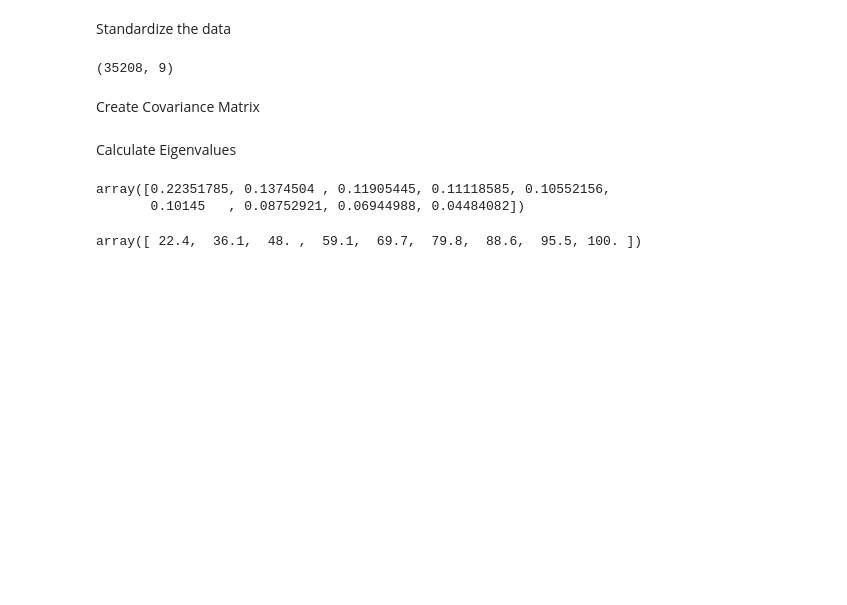
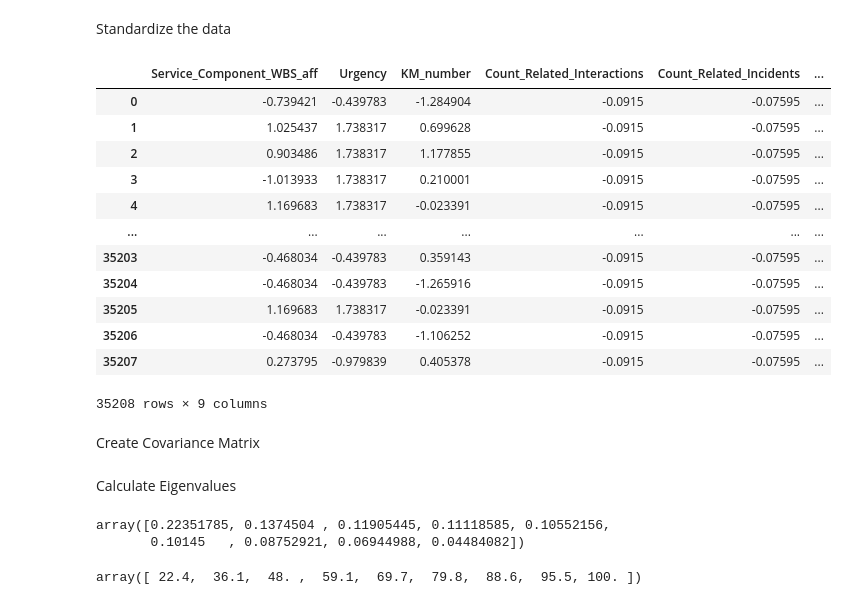
Before and after one commit to cmhstudies/Incident-Management-Process-BPIC2014, a Jupyter notebook: 05.03.a Feature Analysis PCA.ipynb, the cells around one changed output. Saved outputs shown, nothing was run; the diff lists cells and outputs as text; code cells hidden in the pictures; blank space fills up the shorter version.

```diff
--- a/05.03.a Feature Analysis PCA.ipynb
+++ b/05.03.a Feature Analysis PCA.ipynb
@@ -42,7 +60,19 @@ X_std = StandardScaler().fit_transform(X_enc)
 # %%
-X_std.shape
+X_std
 # %% [output]
+|  | Service_Component_WBS_aff | Urgency | KM_number | Count_Related_Interactions | Count_Related_Incidents | ... |
+| 0 | -0.739421 | -0.439783 | -1.284904 | -0.0915 | -0.07595 | ... |
+| 1 | 1.025437 | 1.738317 | 0.699628 | -0.0915 | -0.07595 | ... |
+| 2 | 0.903486 | 1.738317 | 1.177855 | -0.0915 | -0.07595 | ... |
+| 3 | -1.013933 | 1.738317 | 0.210001 | -0.0915 | -0.07595 | ... |
+| 4 | 1.169683 | 1.738317 | -0.023391 | -0.0915 | -0.07595 | ... |
+| ... | ... | ... | ... | ... | ... | ... |
+| 35203 | -0.468034 | -0.439783 | 0.359143 | -0.0915 | -0.07595 | ... |
+| 35204 | -0.468034 | -0.439783 | -1.265916 | -0.0915 | -0.07595 | ... |
+| 35205 | 1.169683 | 1.738317 | -0.023391 | -0.0915 | -0.07595 | ... |
+| 35206 | -0.468034 | -0.439783 | -1.106252 | -0.0915 | -0.07595 | ... |
+| 35207 | 0.273795 | -0.979839 | 0.405378 | -0.0915 | -0.07595 | ... |
-(35208, 9)
+35208 rows × 9 columns
 # %% [markdown]
 Create Covariance Matrix
 # %%
```
Also changed, not shown: parts of 12 cells of this notebook, 23 other files.
